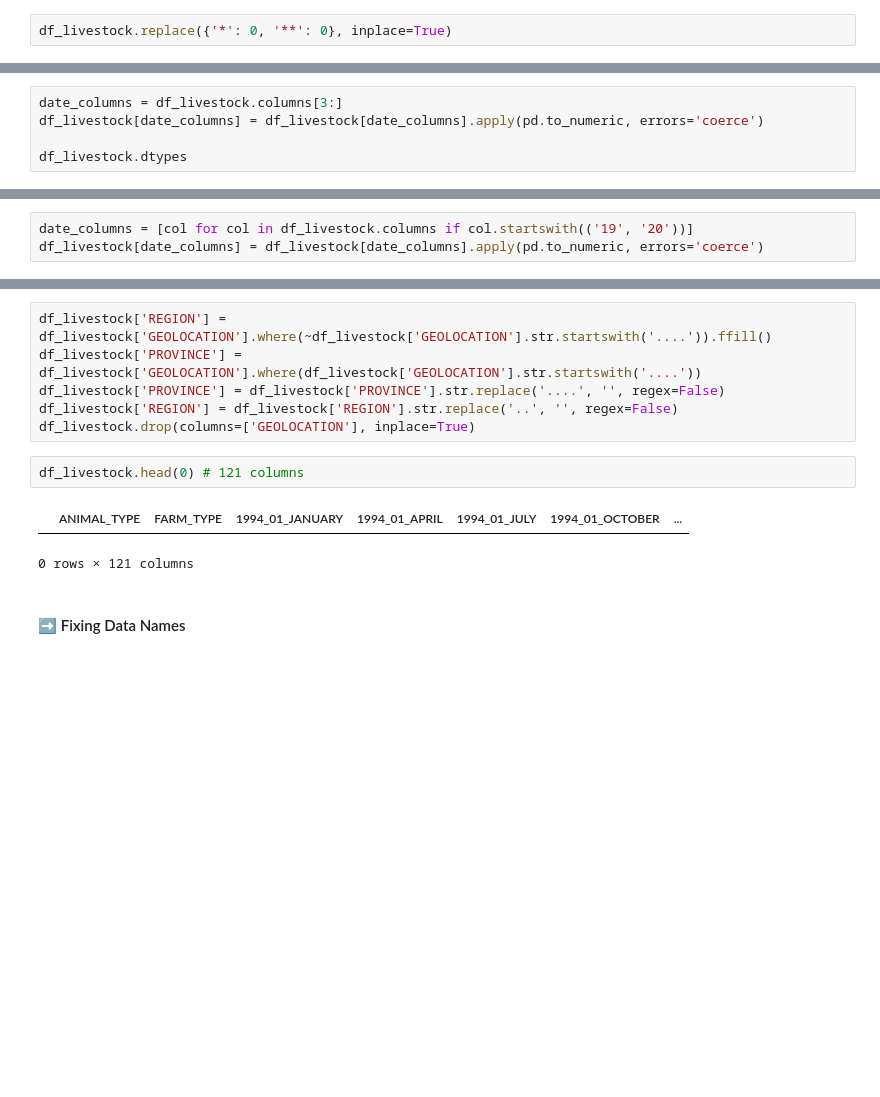
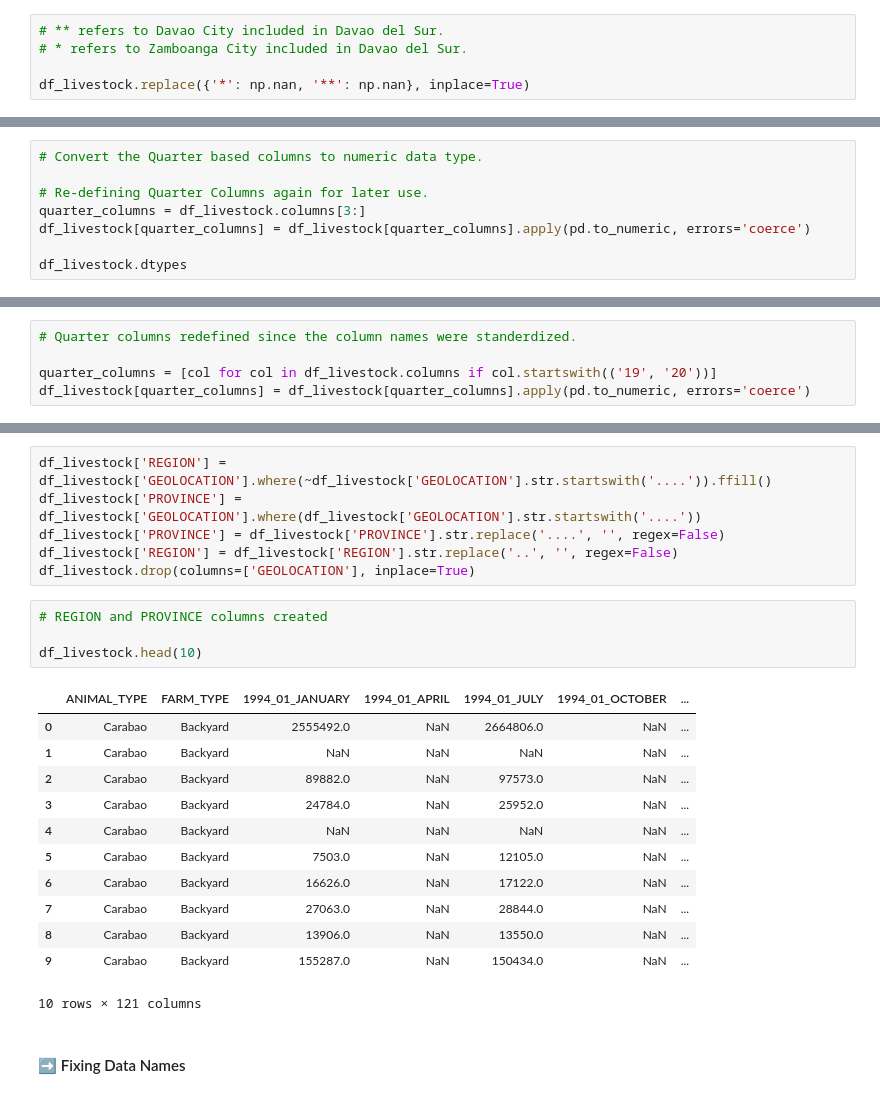
Before and after one commit to alpacaShiro/Livestock_Lifelines, a Jupyter notebook: Group2_4CSC_LivestockLifelines.ipynb, the cells around one changed output, grey strips where cells are left out. Cells and saved outputs as stored; diff of their text form; blank space fills up the shorter version.

```diff
--- a/Group2_4CSC_LivestockLifelines.ipynb
+++ b/Group2_4CSC_LivestockLifelines.ipynb
@@ -393,12 +400,18 @@ df_livestock.duplicated().sum()
 # %% [markdown]
 #### ➡️ Handle invalid data
 # %%
-df_livestock.replace({'*': 0, '**': 0}, inplace=True)
+# ** refers to Davao City included in Davao del Sur.
+# * refers to Zamboanga City included in Davao del Sur.
+
+df_livestock.replace({'*': np.nan, '**': np.nan}, inplace=True)
 # %% [markdown]
 #### ➡️ Convert Data Types
 # %%
-date_columns = df_livestock.columns[3:]
-df_livestock[date_columns] = df_livestock[date_columns].apply(pd.to_numeric, errors='coerce')
+# Convert the Quarter based columns to numeric data type.
+
+# Re-defining Quarter Columns again for later use.
+quarter_columns = df_livestock.columns[3:]
+df_livestock[quarter_columns] = df_livestock[quarter_columns].apply(pd.to_numeric, errors='coerce')
 
 df_livestock.dtypes
 # %% [output]
@@ -449,6 +449,8 @@ df_livestock.head(0) # 120 columns
 # %%
-date_columns = [col for col in df_livestock.columns if col.startswith(('19', '20'))]
-df_livestock[date_columns] = df_livestock[date_columns].apply(pd.to_numeric, errors='coerce')
+# Quarter columns redefined since the column names were standerdized.
+
+quarter_columns = [col for col in df_livestock.columns if col.startswith(('19', '20'))]
+df_livestock[quarter_columns] = df_livestock[quarter_columns].apply(pd.to_numeric, errors='coerce')
 # %% [markdown]
 ### 1.3 Feature Engineering
 # %% [markdown]
@@ -474,10 +478,22 @@ df_livestock['PROVINCE'] = df_livestock['PROVINCE'].str.replace('....', '', rege
 df_livestock['REGION'] = df_livestock['REGION'].str.replace('..', '', regex=False)
 df_livestock.drop(columns=['GEOLOCATION'], inplace=True)
 # %%
-df_livestock.head(0) # 121 columns
+# REGION and PROVINCE columns created
+
+df_livestock.head(10)
 # %% [output]
 |  | ANIMAL_TYPE | FARM_TYPE | 1994_01_JANUARY | 1994_01_APRIL | 1994_01_JULY | 1994_01_OCTOBER | ... |
+| 0 | Carabao | Backyard | 2555492.0 | NaN | 2664806.0 | NaN | ... |
+| 1 | Carabao | Backyard | NaN | NaN | NaN | NaN | ... |
+| 2 | Carabao | Backyard | 89882.0 | NaN | 97573.0 | NaN | ... |
+| 3 | Carabao | Backyard | 24784.0 | NaN | 25952.0 | NaN | ... |
+| 4 | Carabao | Backyard | NaN | NaN | NaN | NaN | ... |
+| 5 | Carabao | Backyard | 7503.0 | NaN | 12105.0 | NaN | ... |
+| 6 | Carabao | Backyard | 16626.0 | NaN | 17122.0 | NaN | ... |
+| 7 | Carabao | Backyard | 27063.0 | NaN | 28844.0 | NaN | ... |
+| 8 | Carabao | Backyard | 13906.0 | NaN | 13550.0 | NaN | ... |
+| 9 | Carabao | Backyard | 155287.0 | NaN | 150434.0 | NaN | ... |
-0 rows × 121 columns
+10 rows × 121 columns
 # %% [markdown]
 #### ➡️ Fixing Data Names
 # %%
```
Also changed, not shown: parts of 37 cells of this notebook.
